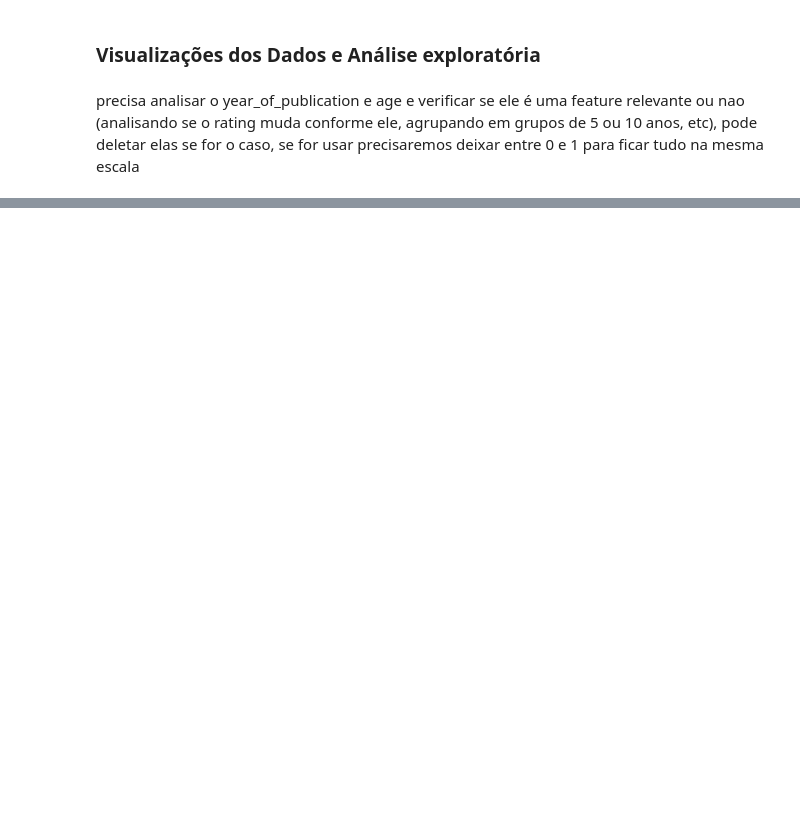
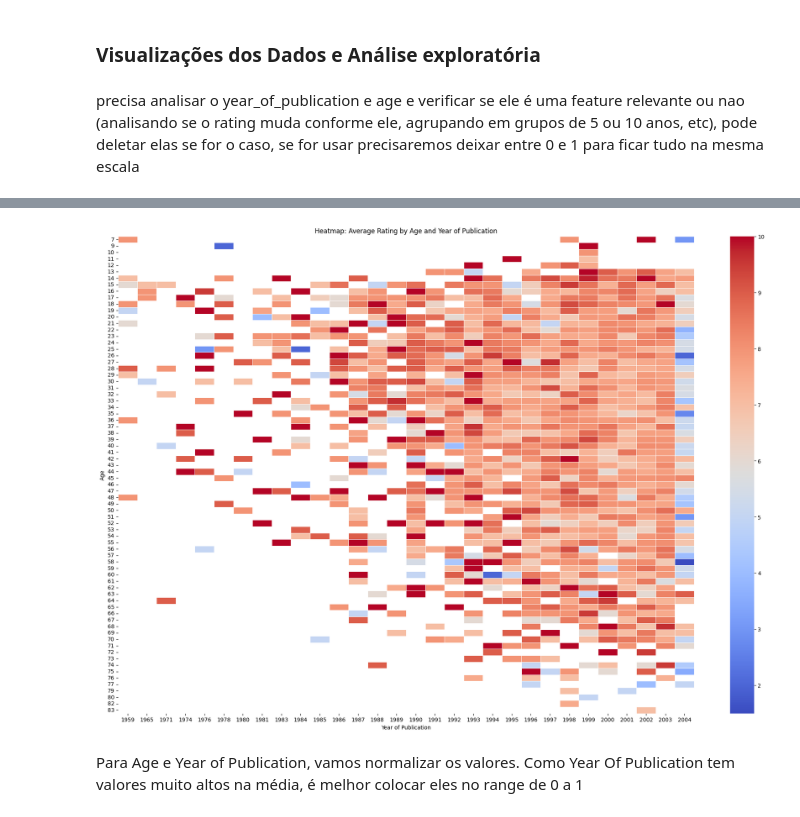
Before and after one commit to emanuelrgb01/book-rating-prediction, a Jupyter notebook: notebook.ipynb, the cells around one changed output, grey strips where cells are left out. Drawn from its saved outputs; the diff is of its cells as text; code cells hidden in the pictures; blank space fills up the shorter version.

```diff
--- a/notebook.ipynb
+++ b/notebook.ipynb
@@ -124,0 +129,14 @@ dataset.head()
+# %%
+filtered_data = dataset[['age', 'year_of_publication', 'rating']].dropna()
+pivot_table = filtered_data.pivot_table(values='rating', index='age', columns='year_of_publication', aggfunc='mean')
+plt.figure(figsize=(24, 16))
+sns.heatmap(pivot_table, cmap="coolwarm", fmt=".2f", linewidths=0.5)
+plt.title('Heatmap: Average Rating by Age and Year of Publication')
+plt.xlabel('Year of Publication')
+plt.ylabel('Age')
+plt.show()
+# %% [output]
+[figure, added]
+# %% [markdown]
+Para Age e Year of Publication, vamos normalizar os valores.
+Como Year Of Publication tem valores muito altos na média, é melhor colocar eles no range de 0 a 1
```
Also changed, not shown: parts of 36 cells of this notebook, 3 other files.
